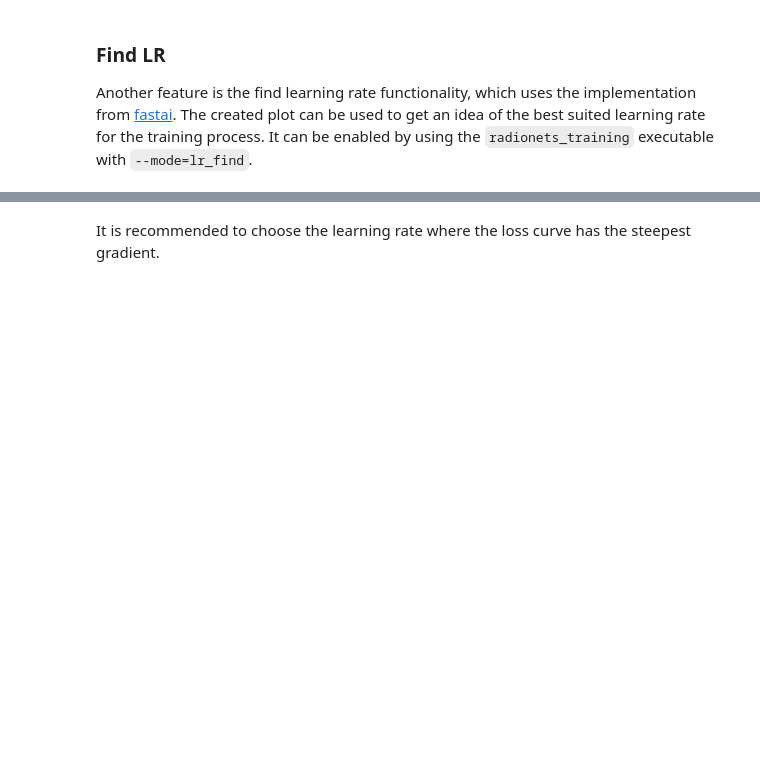
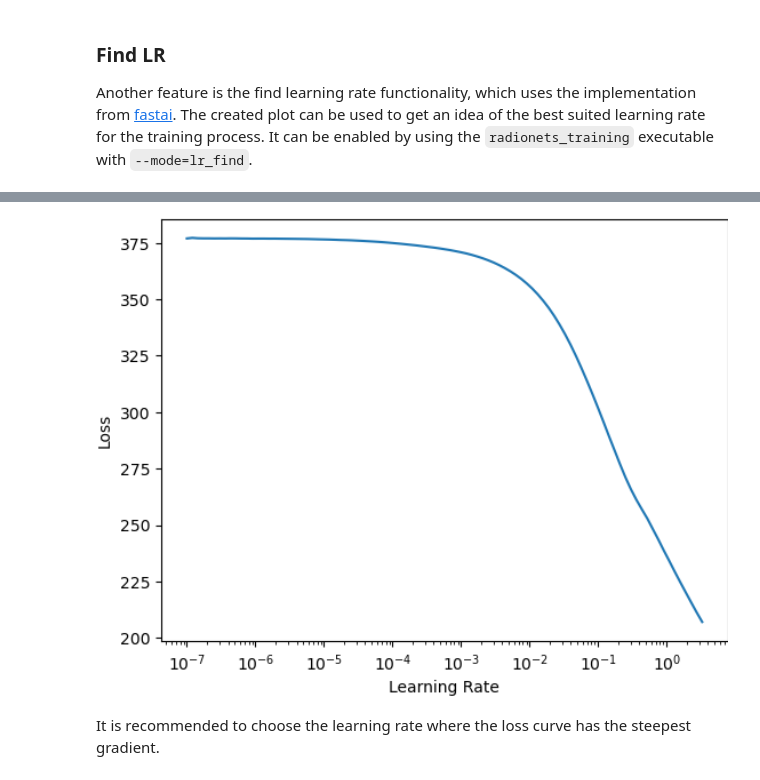
Before and after one commit to radionets-project/radionets, a Jupyter notebook: examples/02_model_training.ipynb, the cells around one changed output, grey strips where cells are left out. Drawn from its saved outputs; the diff is of its cells as text; code cells hidden in the pictures; blank space fills up the shorter version.

```diff
--- a/examples/02_model_training.ipynb
+++ b/examples/02_model_training.ipynb
@@ -153,5 +153,5 @@ Start lr_find.
 
 Plotting Lr vs Loss for architecture: filter_deep
 # %%
-IFrame(src="./build/example_model/lr_loss.pdf", width=800, height=450)
+Image(data="./build/example_model/lr_loss.png", width=800, height=450)
 # %% [output]
@@ -159,2 +158,3 @@ IFrame(src="./build/example_model/lr_loss.pdf", width=800, height=450)
+[figure, added]
 # %% [markdown]
 It is recommended to choose the learning rate where the loss curve has the steepest gradient.
```
Also changed, not shown: parts of 10 cells of this notebook, 13 other files.
